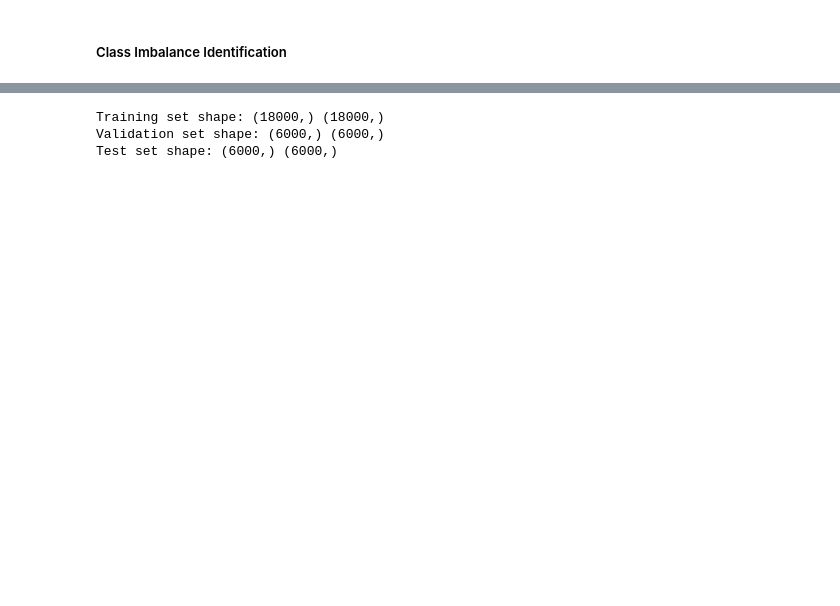
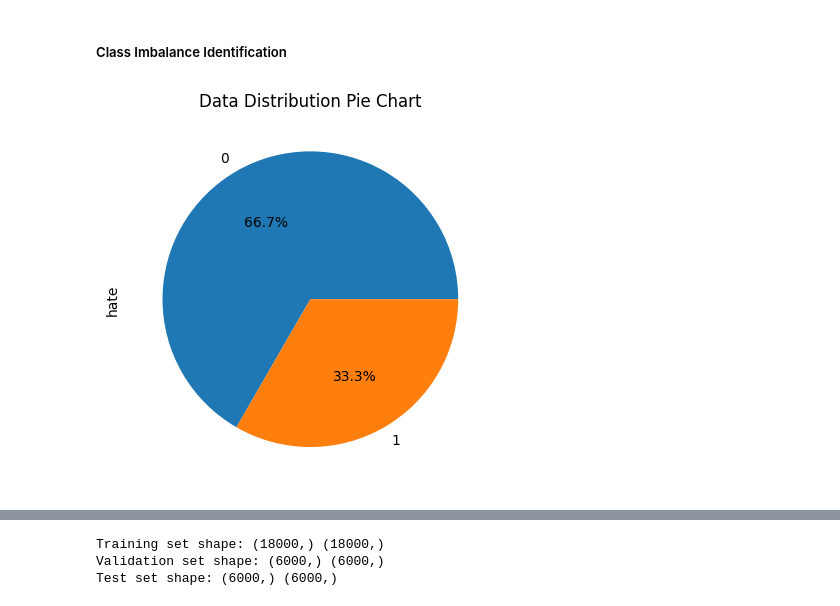
Before and after one commit to FarhanTahmid/CSE-498R, a Jupyter notebook: Models/Bangla/hate_speech_detection.ipynb, the cells around one changed output, grey strips where cells are left out. Cells and saved outputs as stored; diff of their text form; code cells hidden in the pictures; blank space fills up the shorter version.

```diff
--- a/Models/Bangla/hate_speech_detection.ipynb
+++ b/Models/Bangla/hate_speech_detection.ipynb
@@ -85,3 +83,13 @@ df.head()
 | 4 | তুই তো শালা গাজা খাইছচ।তুর মার হে... | 1 | sports | তুই তো শালা গাজা খাইছচ তুর মার হে... | [তুই, তো, শালা, গাজা, খাইছচ, তুর,... | [তুই, শালা, গাজা, খাইছচ, তুর, মার... |
 # %% [markdown]
 <h5>Class Imbalance Identification</h5>
+# %%
+value_counts=df['hate'].value_counts()
+# Plot a pie chart
+value_counts.plot.pie(autopct='%.1f%%')
+# Add a title
+plt.title("Data Distribution Pie Chart")
+# Show the plot
+plt.show()
+# %% [output]
+[figure, added]
```
Also changed, not shown: parts of 14 cells of this notebook.
